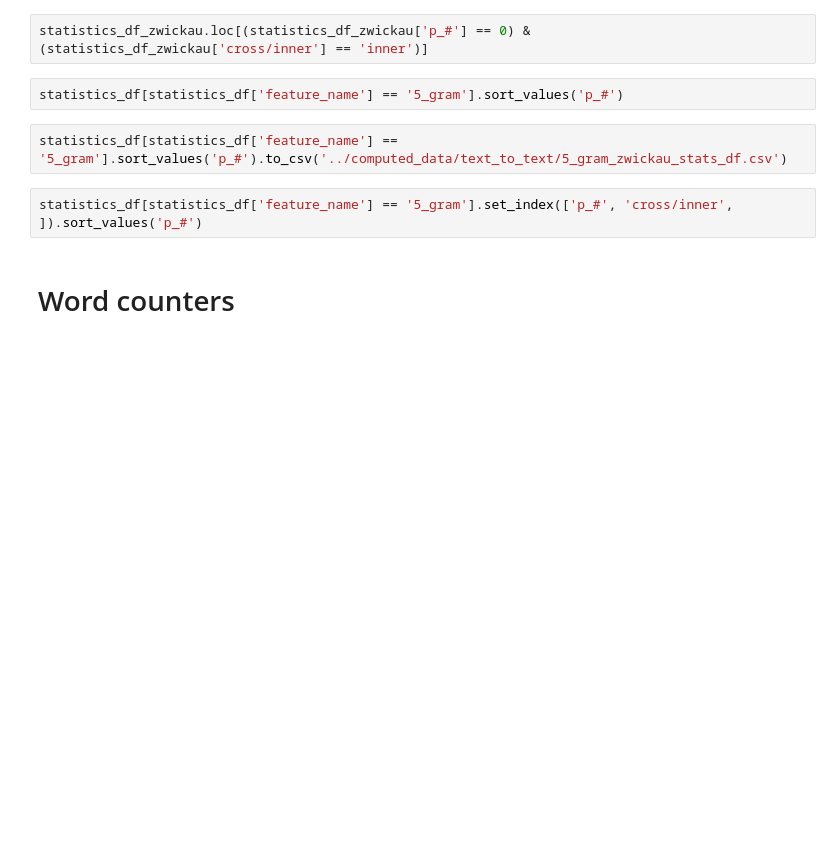
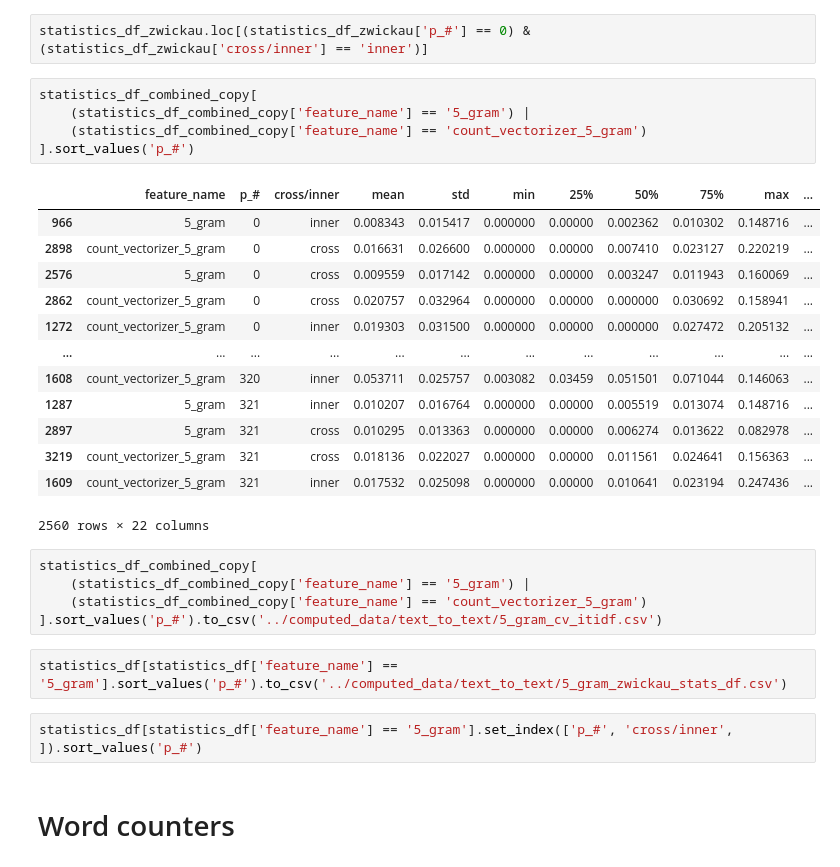
Before and after one commit to sashaaKr/thesis, a Jupyter notebook: notebooks/statistics df.ipynb, the cells around one changed output. Cells and saved outputs as stored; diff of their text form; blank space fills up the shorter version.

```diff
--- a/notebooks/statistics df.ipynb
+++ b/notebooks/statistics df.ipynb
@@ -215,7 +213,29 @@ statistics_df_zwickau.query("`cross/inner` == 'inner'")
 # %%
 statistics_df_zwickau.loc[(statistics_df_zwickau['p_#'] == 0) & (statistics_df_zwickau['cross/inner'] == 'inner')]
 # %%
-statistics_df[statistics_df['feature_name'] == '5_gram'].sort_values('p_#')
+statistics_df_combined_copy[
+    (statistics_df_combined_copy['feature_name'] == '5_gram') |
+    (statistics_df_combined_copy['feature_name'] == 'count_vectorizer_5_gram')
+].sort_values('p_#')
+# %% [output]
+|  | feature_name | p_# | cross/inner | mean | std | min | 25% | 50% | 75% | max | ... |
+| 966 | 5_gram | 0 | inner | 0.008343 | 0.015417 | 0.000000 | 0.00000 | 0.002362 | 0.010302 | 0.148716 | ... |
+| 2898 | count_vectorizer_5_gram | 0 | cross | 0.016631 | 0.026600 | 0.000000 | 0.00000 | 0.007410 | 0.023127 | 0.220219 | ... |
+| 2576 | 5_gram | 0 | cross | 0.009559 | 0.017142 | 0.000000 | 0.00000 | 0.003247 | 0.011943 | 0.160069 | ... |
+| 2862 | count_vectorizer_5_gram | 0 | cross | 0.020757 | 0.032964 | 0.000000 | 0.00000 | 0.000000 | 0.030692 | 0.158941 | ... |
+| 1272 | count_vectorizer_5_gram | 0 | inner | 0.019303 | 0.031500 | 0.000000 | 0.00000 | 0.000000 | 0.027472 | 0.205132 | ... |
+| ... | ... | ... | ... | ... | ... | ... | ... | ... | ... | ... | ... |
+| 1608 | count_vectorizer_5_gram | 320 | inner | 0.053711 | 0.025757 | 0.003082 | 0.03459 | 0.051501 | 0.071044 | 0.146063 | ... |
+| 1287 | 5_gram | 321 | inner | 0.010207 | 0.016764 | 0.000000 | 0.00000 | 0.005519 | 0.013074 | 0.148716 | ... |
+| 2897 | 5_gram | 321 | cross | 0.010295 | 0.013363 | 0.000000 | 0.00000 | 0.006274 | 0.013622 | 0.082978 | ... |
+| 3219 | count_vectorizer_5_gram | 321 | cross | 0.018136 | 0.022027 | 0.000000 | 0.00000 | 0.011561 | 0.024641 | 0.156363 | ... |
+| 1609 | count_vectorizer_5_gram | 321 | inner | 0.017532 | 0.025098 | 0.000000 | 0.00000 | 0.010641 | 0.023194 | 0.247436 | ... |
+2560 rows × 22 columns
+# %%
+statistics_df_combined_copy[
+    (statistics_df_combined_copy['feature_name'] == '5_gram') |
+    (statistics_df_combined_copy['feature_name'] == 'count_vectorizer_5_gram')
+].sort_values('p_#').to_csv('../computed_data/text_to_text/5_gram_cv_itidf.csv')
 # %%
 statistics_df[statistics_df['feature_name'] == '5_gram'].sort_values('p_#').to_csv('../computed_data/text_to_text/5_gram_zwickau_stats_df.csv')
 # %%
```
Also changed, not shown: parts of 8 cells of this notebook, 12 other files.
